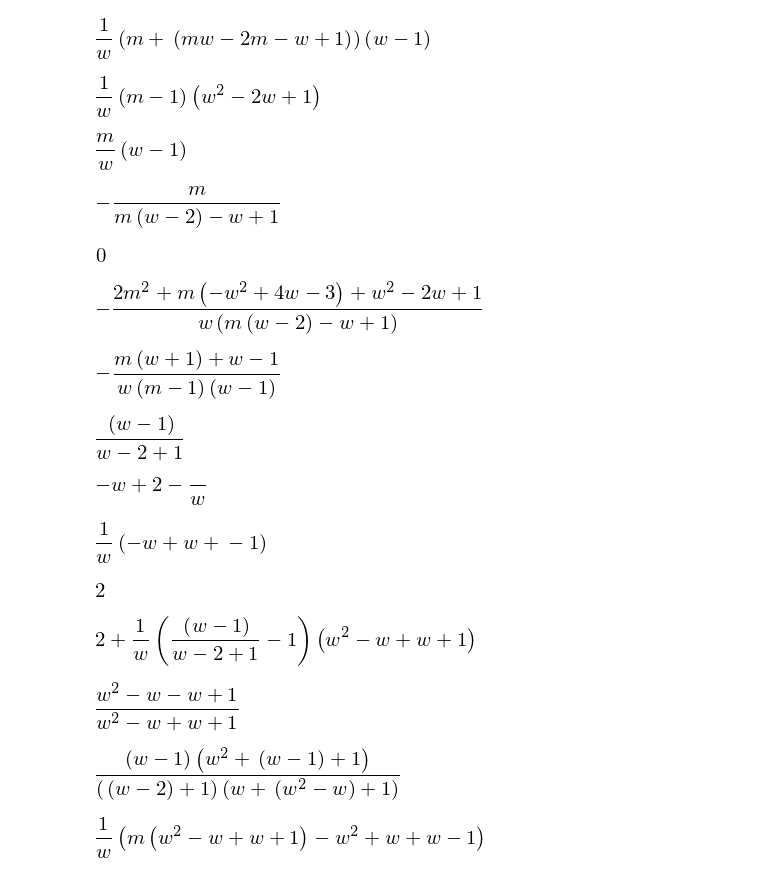
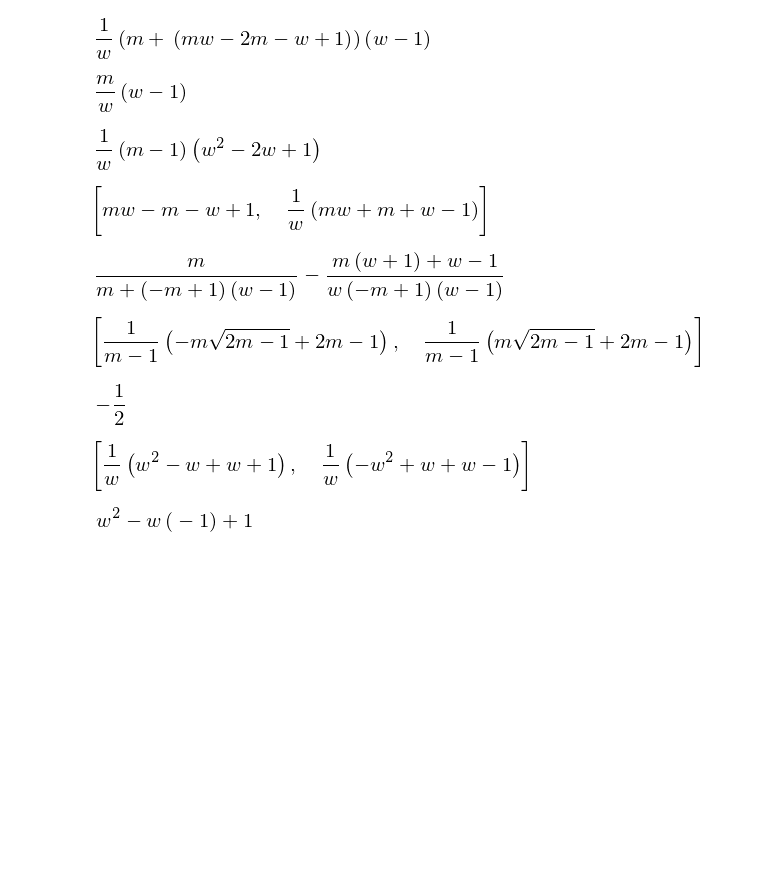
Before and after one commit to yoavram/Sunnyvale, a Jupyter notebook: notebooks/migration analysis.ipynb, the cells around one changed output. Drawn from its saved outputs; the diff is of its cells as text; code cells hidden in the pictures; blank space fills up the shorter version.

```diff
--- a/notebooks/migration analysis.ipynb
+++ b/notebooks/migration analysis.ipynb
@@ -253,63 +253,36 @@ simplify((bm**2 - 4*am*cm).factor(ρ))
 (a+b+c).factor(ρ)
 # %% [output]
 [figure]
+# %%
+(a+b+c).subs({ρ:0}).factor(m)
+# %% [output]
+[figure, added]
 # %%
 (a+b+c).subs({ρ:1}).factor(m)
 # %% [output]
 [figure]
-# %%
-(a+b+c).subs({ρ:0}).factor(m)
-# %% [output]
-[figure, removed]
-# %%
-ρhat = solve(a+b+c, ρ)[0]
-ρhat.factor(m)
-# %% [output]
-[figure, removed]
-# %%
-ρhat_ = m/(m+(1-m)*(w-1))
-simplify(ρhat - ρhat_)
-# %% [output]
-[figure, removed]
 # %%
-(2*a+b).subs({ρ:ρhat}).factor(m)
+simplify((2*a+b).as_poly(ρ).coeffs())
 # %% [output]
-[figure, old version]
+[figure, new version]
+# %%
+difer = (m/(m+(1-m)*(w-1)) - ((m*(w+1)+w-1)/(w*(w-1)*(1-m))))
+difer
+# %% [output]
+[figure, added]
+# %%
+solve(difer, w)
+# %% [output]
+[figure, added]
+# %%
+difer.subs({m:0,w:2})
+# %% [output]
+[figure, added]
 # %%
-ρ0 = solve(2*a+b, ρ)[0]
-ρ0.factor(m)
+simplify((2*a+b).as_poly(m).coeffs())
 # %% [output]
-[figure, old version]
+[figure, new version]
-# %%
-mhat = solve(a+b+c, m)[0]
-mhat
-# %% [output]
-[figure, removed]
-# %%
-simplify((a+b+c).subs({m:0}))
-# %% [output]
-[figure, removed]
-# %%
-simplify((a+b+c).subs({m:1}))
-# %% [output]
-[figure, removed]
-# %%
-(2*a+b).subs({m:1})
-# %% [output]
-[figure, removed]
-# %%
-(2*a+b).subs({m:mhat})
-# %% [output]
-[figure, removed]
-# %%
-solve(2*a+b, m)[0]
-# %% [output]
-[figure, removed]
-# %%
-(mhat - solve(2*a+b, m)[0]).factor(ρ)
-# %% [output]
-[figure, removed]
-# %%
-(2*a+b).factor(m)
-# %% [output]
-[figure, removed]
+# %%
+simplify((1+w-w*ρ+w**2*ρ).factor(w))
+# %% [output]
+[figure, added]
```
